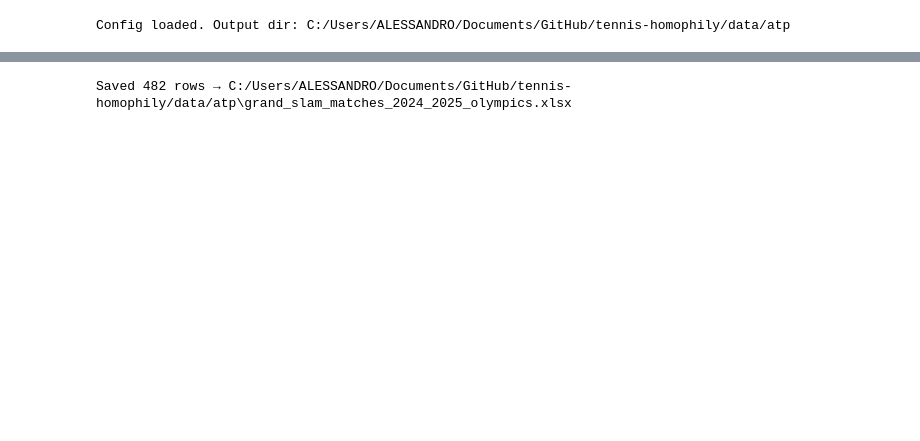
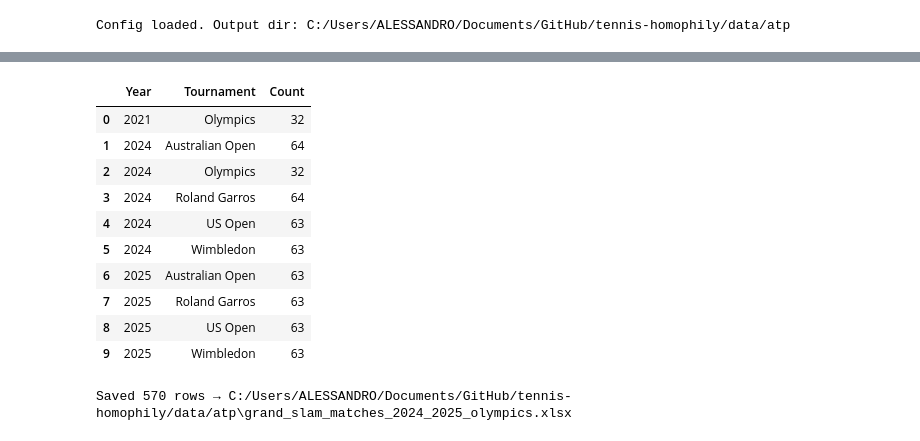
Before and after one commit to AEGDDI/tennis-homophily, a Jupyter notebook: code/scraping/matches_scraper.ipynb, the cells around one changed output, grey strips where cells are left out. Cells and saved outputs as stored; diff of their text form; code cells hidden in the pictures; blank space fills up the shorter version.

```diff
--- a/code/scraping/matches_scraper.ipynb
+++ b/code/scraping/matches_scraper.ipynb
@@ -417,8 +417,6 @@ def template_to_matches(params: dict, tournament: str, year: str) -> list:
     '3rd-team' / '3rd-score' params (not 'RD3-team'), so we add it
     explicitly when those params are present.
     """
-    ttype = get_template_type(params)
-
     # Collect round definitions: RD1, RD2, …
     rounds = {}
     for key, val in params.items():
@@ -445,23 +443,30 @@ def template_to_matches(params: dict, tournament: str, year: str) -> list:
         stage_raw = rounds[rd_key]
         stage = STAGE_NORMALIZE.get(stage_raw.lower().strip(), stage_raw.strip())
 
-        # Build regex pattern to find all team positions in this round
-        if ttype == "padded":
-            pos_pattern = rf"^{rd_key}-team(\d{{2}})$"
-        else:
-            pos_pattern = rf"^{rd_key}-team(\d+)$"
+        # Build regex pattern to find all team positions in this round,
+        # accepting optional leading zeros. Some compact templates mix
+        # zero-padded labels (team01) with unpadded labels (team1).
+        pos_pattern = rf"^{rd_key}-team0*(\d+)$"
 
         positions = sorted(
             [re.match(pos_pattern, k).group(1) for k in params if re.match(pos_pattern, k)],
             key=lambda x: int(x),
         )
 
+        def _get_param(*keys):
+            for key in keys:
+                if key in params:
+                    return params[key]
+            return ""
+
         # Consecutive pairs of positions = one match
         for i in range(0, len(positions) - 1, 2):
             p1, p2 = positions[i], positions[i + 1]
+            p1_z = p1.zfill(2)
+            p2_z = p2.zfill(2)
 
-            t1_text = params.get(f"{rd_key}-team{p1}", "")
-            t2_text = params.get(f"{rd_key}-team{p2}", "")
+            t1_text = _get_param(f"{rd_key}-team{p1}", f"{rd_key}-team{p1_z}")
+            t2_text = _get_param(f"{rd_key}-team{p2}", f"{rd_key}-team{p2_z}")
 
             team1, t1_winner = parse_team(t1_text)
             team2, t2_winner = parse_team(t2_text)
@@ -471,8 +476,8 @@ def template_to_matches(params: dict, tournament: str, year: str) -> list:
                 continue
 
             # Seeds are stored in dedicated params (separate from team name text)
-            raw_s1 = params.get(f"{rd_key}-seed{p1}", "").strip()
-            raw_s2 = params.get(f"{rd_key}-seed{p2}", "").strip()
+            raw_s1 = _get_param(f"{rd_key}-seed{p1}", f"{rd_key}-seed{p1_z}").strip()
+            raw_s2 = _get_param(f"{rd_key}-seed{p2}", f"{rd_key}-seed{p2_z}").strip()
 
             def _parse_seed(s):
                 """Return int if numeric seed, otherwise raw string (WC, Q, LL…)."""
@@ -499,8 +504,10 @@ def template_to_matches(params: dict, tournament: str, year: str) -> list:
             for set_num in range(1, 6):
                 s1_key = f"{rd_key}-score{p1}-{set_num}"
                 s2_key = f"{rd_key}-score{p2}-{set_num}"
-                s1_text = params.get(s1_key, "")
-                s2_text = params.get(s2_key, "")
+                s1_key_z = f"{rd_key}-score{p1_z}-{set_num}"
+                s2_key_z = f"{rd_key}-score{p2_z}-{set_num}"
+                s1_text = _get_param(s1_key, s1_key_z)
+                s2_text = _get_param(s2_key, s2_key_z)
 
                 if not s1_text and not s2_text:
                     break
@@ -721,6 +728,20 @@ TB_Set3     62
 | 2 | Olympics | 2021 | First Round | 1 | Ben McLachlan / Kei Nishikori | ITF | João Sousa / Pedro Sousa | None | Ben McLachlan / Kei Nishikori | ... |
 | 3 | Olympics | 2021 | First Round | 1 | Andrés Molteni / Horacio Zeballos | None | Jamie Murray / Neal Skupski | 7 | Jamie Murray / Neal Skupski | ... |
 | 4 | Olympics | 2021 | First Round | 1 | Aslan Karatsev / Daniil Medvedev | 4 | Lukáš Klein / Filip Polášek | None | Lukáš Klein / Filip Polášek | ... |
+# %%
+display(df.groupby(["Year", "Tournament"]).size().rename("Count").reset_index())
+# %% [output]
+|  | Year | Tournament | Count |
+| 0 | 2021 | Olympics | 32 |
+| 1 | 2024 | Australian Open | 64 |
+| 2 | 2024 | Olympics | 32 |
+| 3 | 2024 | Roland Garros | 64 |
+| 4 | 2024 | US Open | 63 |
+| 5 | 2024 | Wimbledon | 63 |
+| 6 | 2025 | Australian Open | 63 |
+| 7 | 2025 | Roland Garros | 63 |
+| 8 | 2025 | US Open | 63 |
+| 9 | 2025 | Wimbledon | 63 |
 # %%
 # ============================================================
 # CELL 10: Save to Excel
@@ -729,4 +750,4 @@ out_path = os.path.join(OUTPUT_DIR, "grand_slam_matches_2024_2025_olympics.xlsx"
 df.to_excel(out_path, index=False)
 print(f"Saved {len(df)} rows → {out_path}")
 # %% [output]
-Saved 482 rows → C:/Users/ALESSANDRO/Documents/GitHub/tennis-homophily/data/atp\grand_slam_matches_2024_2025_olympics.xlsx
+Saved 570 rows → C:/Users/ALESSANDRO/Documents/GitHub/tennis-homophily/data/atp\grand_slam_matches_2024_2025_olympics.xlsx
```
Also changed, not shown: parts of 1 cell of this notebook, 8 other files.
